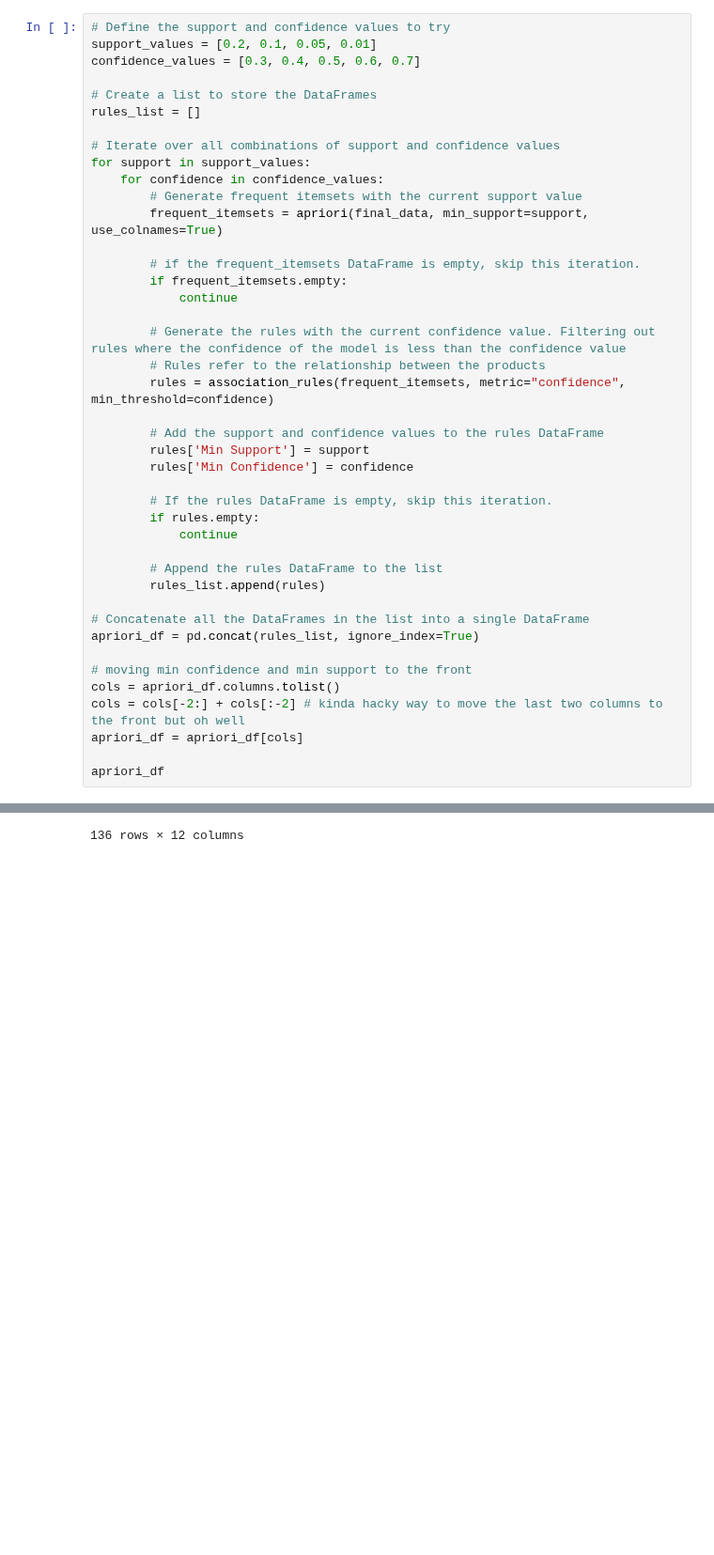
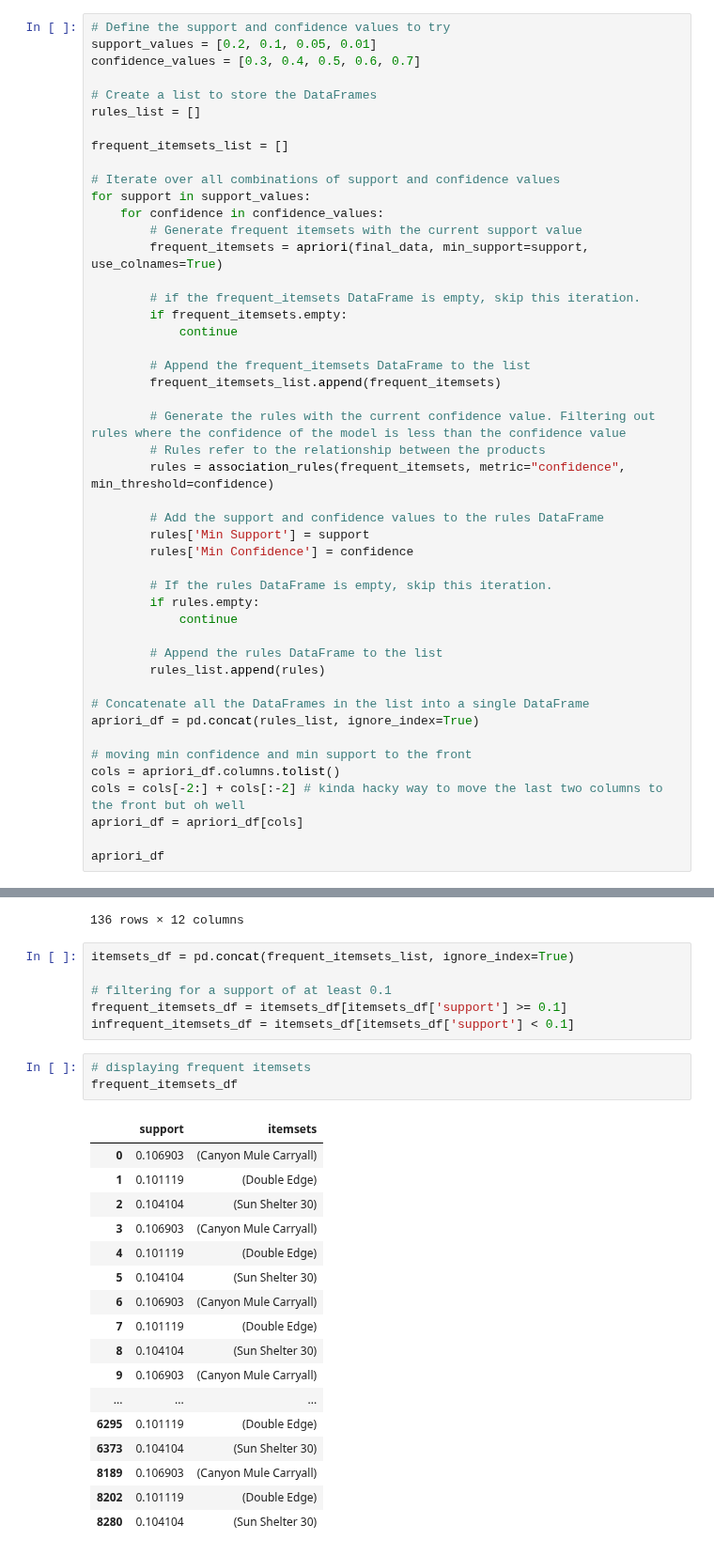
Before and after one commit to Nrojt/SE4-DEDS-Pyhton-opdrachten, a Jupyter notebook: week 9/9.2/Practicum_9.2.ipynb, the cells around one changed output, grey strips where cells are left out. Shown at 94% size. Cells and saved outputs as stored; diff of their text form; blank space fills up the shorter version.

Commit message:
Added frequent and infequent dataset display

```diff
--- a/week 9/9.2/Practicum_9.2.ipynb
+++ b/week 9/9.2/Practicum_9.2.ipynb
@@ -173,6 +173,8 @@ confidence_values = [0.3, 0.4, 0.5, 0.6, 0.7]
 
 # Create a list to store the DataFrames
 rules_list = []
+
+frequent_itemsets_list = []
 
 # Iterate over all combinations of support and confidence values
 for support in support_values:
@@ -183,6 +185,9 @@ for support in support_values:
         # if the frequent_itemsets DataFrame is empty, skip this iteration.
         if frequent_itemsets.empty:
             continue
+
+        # Append the frequent_itemsets DataFrame to the list
+        frequent_itemsets_list.append(frequent_itemsets)
 
         # Generate the rules with the current confidence value. Filtering out rules where the confidence of the model is less than the confidence value
         # Rules refer to the relationship between the products
@@ -222,3 +227,30 @@ apriori_df
 | 134 | 0.01 | 0.5 | (Blue Steel Max Putter, Lady Hail... | (Lady Hailstorm Titanium Woods Set) | 0.019590 | 0.059142 | ... |
 | 135 | 0.01 | 0.5 | (Lady Hailstorm Titanium Irons, L... | (Blue Steel Max Putter) | 0.020336 | 0.066791 | ... |
 136 rows × 12 columns
+# %%
+itemsets_df = pd.concat(frequent_itemsets_list, ignore_index=True)
+
+# filtering for a support of at least 0.1
+frequent_itemsets_df = itemsets_df[itemsets_df['support'] >= 0.1]
+infrequent_itemsets_df = itemsets_df[itemsets_df['support'] < 0.1]
+# %%
+# displaying frequent itemsets
+frequent_itemsets_df
+# %% [output]
+|  | support | itemsets |
+| 0 | 0.106903 | (Canyon Mule Carryall) |
+| 1 | 0.101119 | (Double Edge) |
+| 2 | 0.104104 | (Sun Shelter 30) |
+| 3 | 0.106903 | (Canyon Mule Carryall) |
+| 4 | 0.101119 | (Double Edge) |
+| 5 | 0.104104 | (Sun Shelter 30) |
+| 6 | 0.106903 | (Canyon Mule Carryall) |
+| 7 | 0.101119 | (Double Edge) |
+| 8 | 0.104104 | (Sun Shelter 30) |
+| 9 | 0.106903 | (Canyon Mule Carryall) |
+| ... | ... | ... |
+| 6295 | 0.101119 | (Double Edge) |
+| 6373 | 0.104104 | (Sun Shelter 30) |
+| 8189 | 0.106903 | (Canyon Mule Carryall) |
+| 8202 | 0.101119 | (Double Edge) |
+| 8280 | 0.104104 | (Sun Shelter 30) |
```
Also changed, not shown: parts of 1 cell of this notebook.
